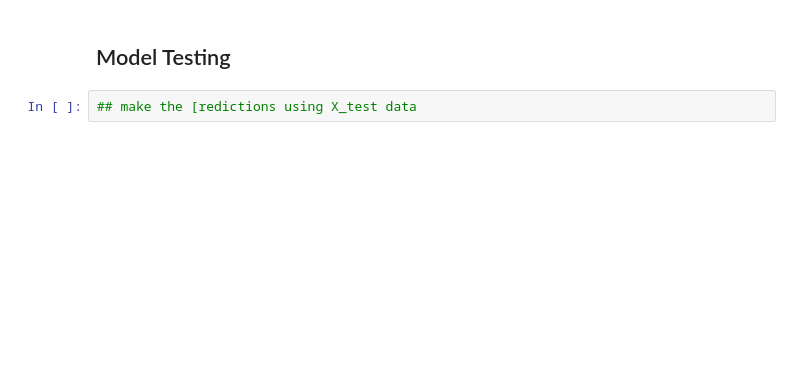
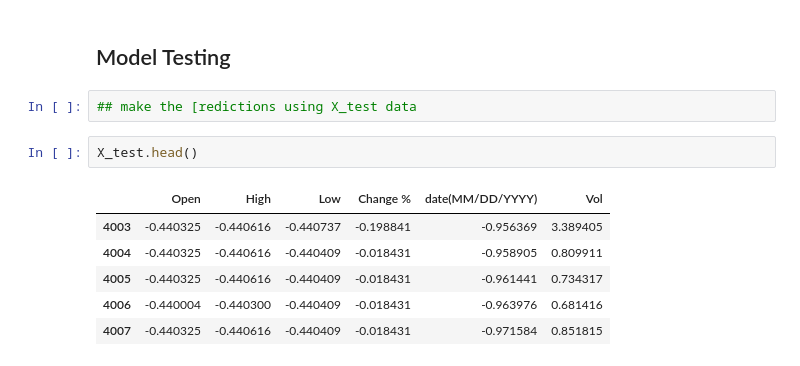
Before and after one commit to savindumahasen/NVIDIA-company-Stock-Market-predictions, a Jupyter notebook: notebook.ipynb, the cells around one changed output. Drawn from its saved outputs; the diff is of its cells as text; blank space fills up the shorter version.

```diff
--- a/notebook.ipynb
+++ b/notebook.ipynb
@@ -418,6 +432,15 @@ LinearRegression()
 ## Model Testing
 # %%
 ## make the [redictions using X_test data
+# %%
+X_test.head()
+# %% [output]
+|  | Open | High | Low | Change % | date(MM/DD/YYYY) | Vol |
+| 4003 | -0.440325 | -0.440616 | -0.440737 | -0.198841 | -0.956369 | 3.389405 |
+| 4004 | -0.440325 | -0.440616 | -0.440409 | -0.018431 | -0.958905 | 0.809911 |
+| 4005 | -0.440325 | -0.440616 | -0.440409 | -0.018431 | -0.961441 | 0.734317 |
+| 4006 | -0.440004 | -0.440300 | -0.440409 | -0.018431 | -0.963976 | 0.681416 |
+| 4007 | -0.440325 | -0.440616 | -0.440409 | -0.018431 | -0.971584 | 0.851815 |
 # %%
 predictions=lr_model.predict(X_test)
 predictions
```
Also changed, not shown: parts of 15 cells of this notebook.
